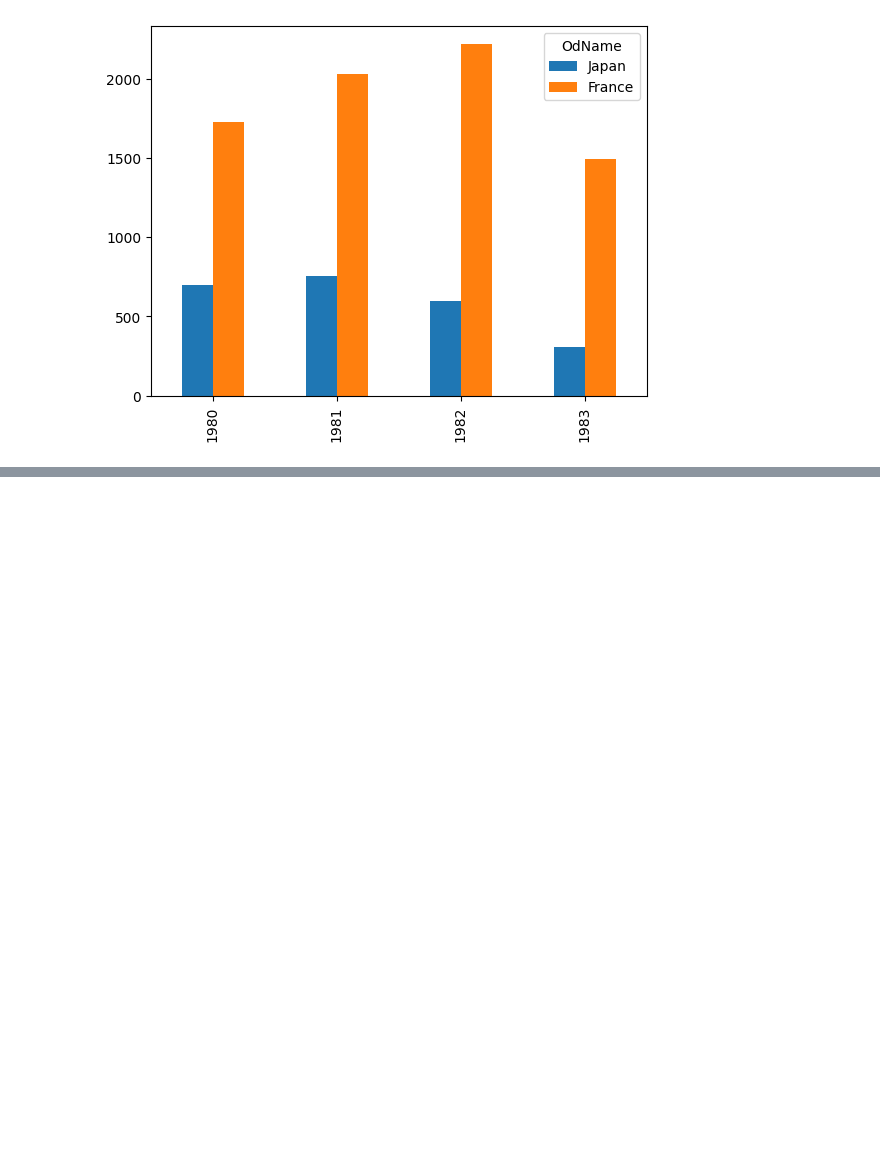
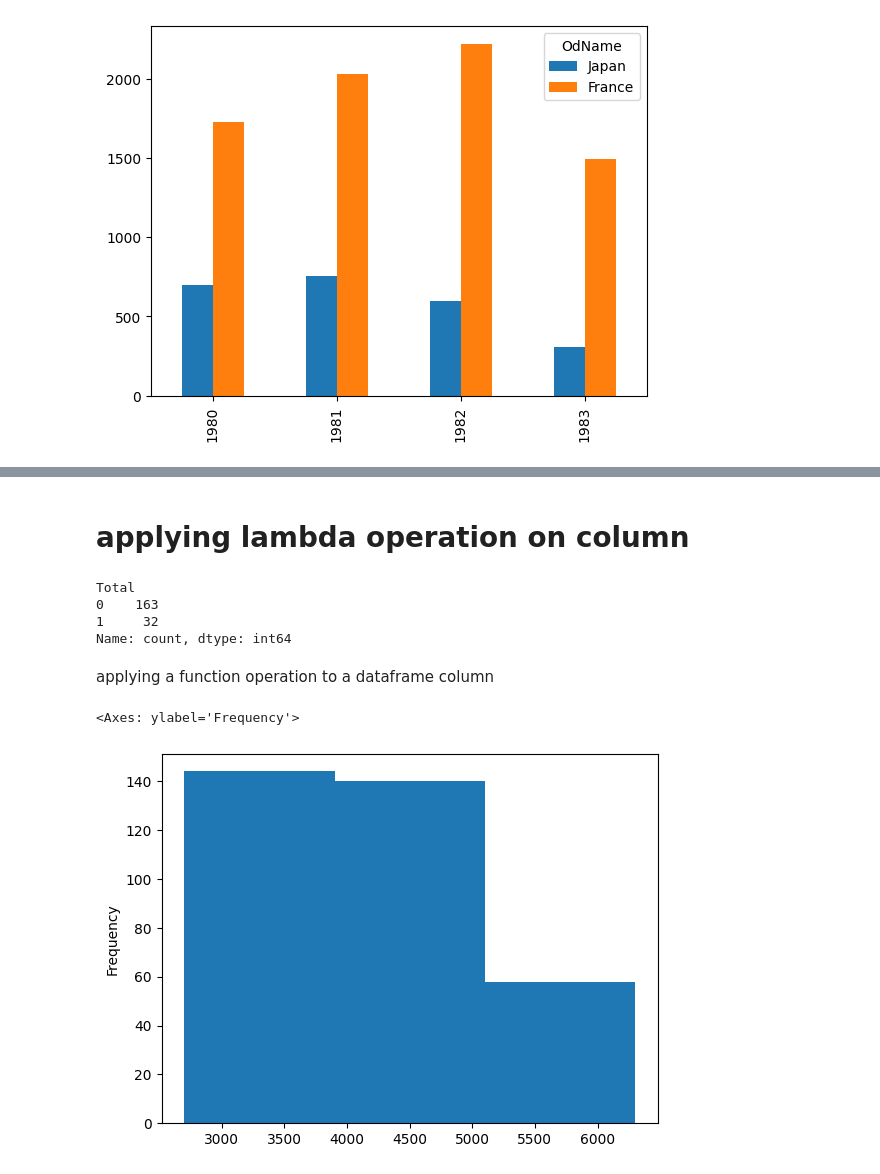
Before and after one commit to Aa8874/digipodium-ds, a Jupyter notebook: DATA_ANALYSIS/data_analysis.ipynb, the cells around one changed output, grey strips where cells are left out. Drawn from its saved outputs; the diff is of its cells as text; code cells hidden in the pictures; blank space fills up the shorter version.

```diff
--- a/DATA_ANALYSIS/data_analysis.ipynb
+++ b/DATA_ANALYSIS/data_analysis.ipynb
@@ -134,0 +325,19 @@ canada.head()
+# %% [markdown]
+# applying lambda operation on column
+# %%
+canada['Total'].apply(lambda x: x > 50000).astype(int).value_counts()
+# %% [output]
+Total
+0    163
+1     32
+Name: count, dtype: int64
+# %% [markdown]
+applying a function operation to a dataframe column
+# %%
+import seaborn as sns
+
+penguins = sns.load_dataset('penguins')
+penguins['body_mass_g'].plot(kind = 'hist' , bins = 3) # in how much to divide the group bin mean
+# %% [output]
+<Axes: ylabel='Frequency'>
+[figure, added]
```
Also changed, not shown: parts of 21 cells of this notebook.
